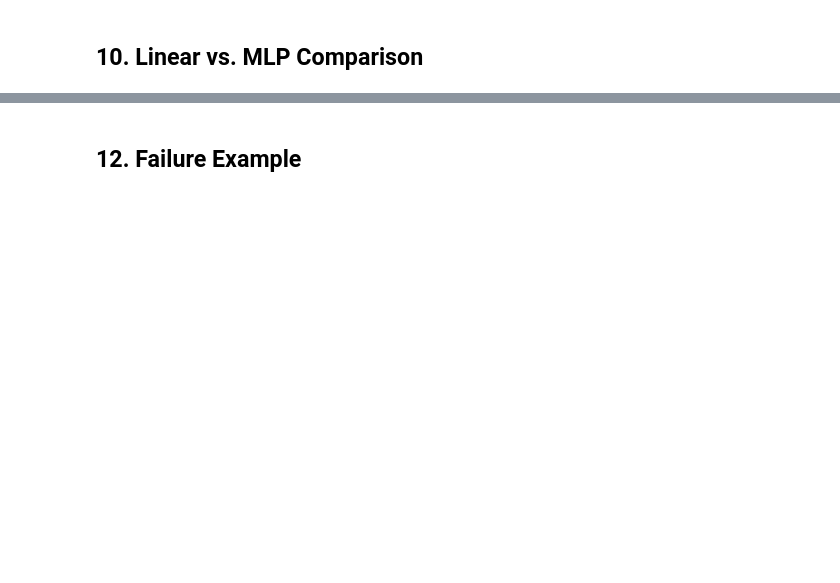
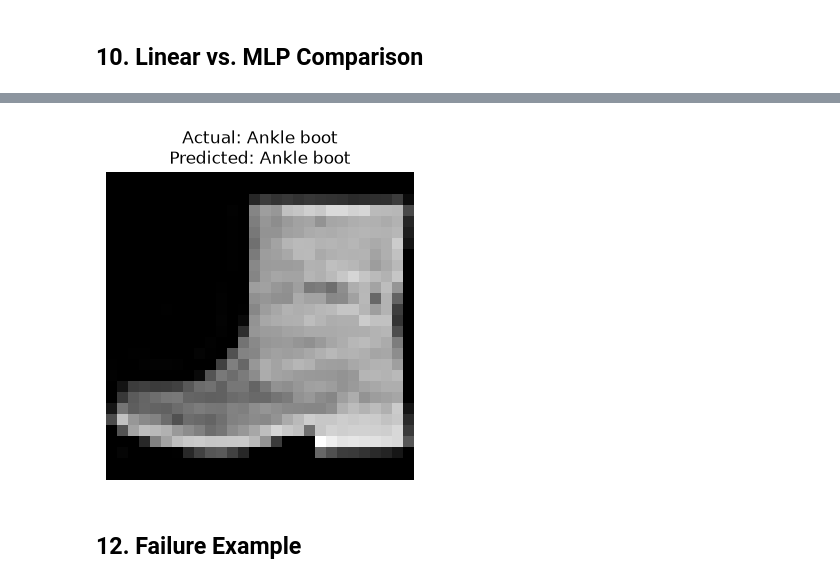
Before and after one commit to Earthiscool/AI-Independent-Study, a Jupyter notebook: Q1/notebooks/week02_mlp_comparison.ipynb, the cells around one changed output, grey strips where cells are left out. Cells and saved outputs as stored; diff of their text form; code cells hidden in the pictures; blank space fills up the shorter version.

```diff
--- a/Q1/notebooks/week02_mlp_comparison.ipynb
+++ b/Q1/notebooks/week02_mlp_comparison.ipynb
@@ -353,25 +384,24 @@ MLPClassifier(
 # %% [markdown]
 ## 7. Training
 # %%
-# CrossEntropyLoss compares the model's 10 output logits
-# to the correct Fashion-MNIST labels.
+torch.manual_seed(42)
+
+# Create a completely fresh MLP.
+mlp_model = MLPClassifier().to(device)
+
+# Loss function.
 mlp_loss_fn = nn.CrossEntropyLoss()
 
-
-# Use the same optimizer and learning rate as the linear baseline
-# so that the comparison between the two models is more controlled.
+# Fresh optimizer connected to the fresh model.
 mlp_optimizer = optim.SGD(
     mlp_model.parameters(),
     lr=0.01
 )
 
+# Same training budget as the linear baseline.
+EPOCHS = 5
 
-# Store the results from every epoch.
-# We will use these later to make learning curves.
+# Empty result lists.
 mlp_train_losses = []
 mlp_val_losses = []
 mlp_val_accuracies = []
-
-
-# Use the same number of epochs as the baseline.
-EPOCHS = 5
@@ -386,2 +709,20 @@ EPOCHS = 5
+# %%
+plt.figure(figsize=(4, 4))
+
+plt.imshow(
+    correct_image.squeeze(),
+    cmap="gray"
+)
+
+plt.title(
+    f"Actual: {class_names[correct_true_label]}\n"
+    f"Predicted: {class_names[correct_pred_label]}"
+)
+
+plt.axis("off")
+
+plt.show()
+# %% [output]
+[figure, added]
 # %% [markdown]
 ## 12. Failure Example
```
Also changed, not shown: parts of 13 cells of this notebook, 1 other file.
